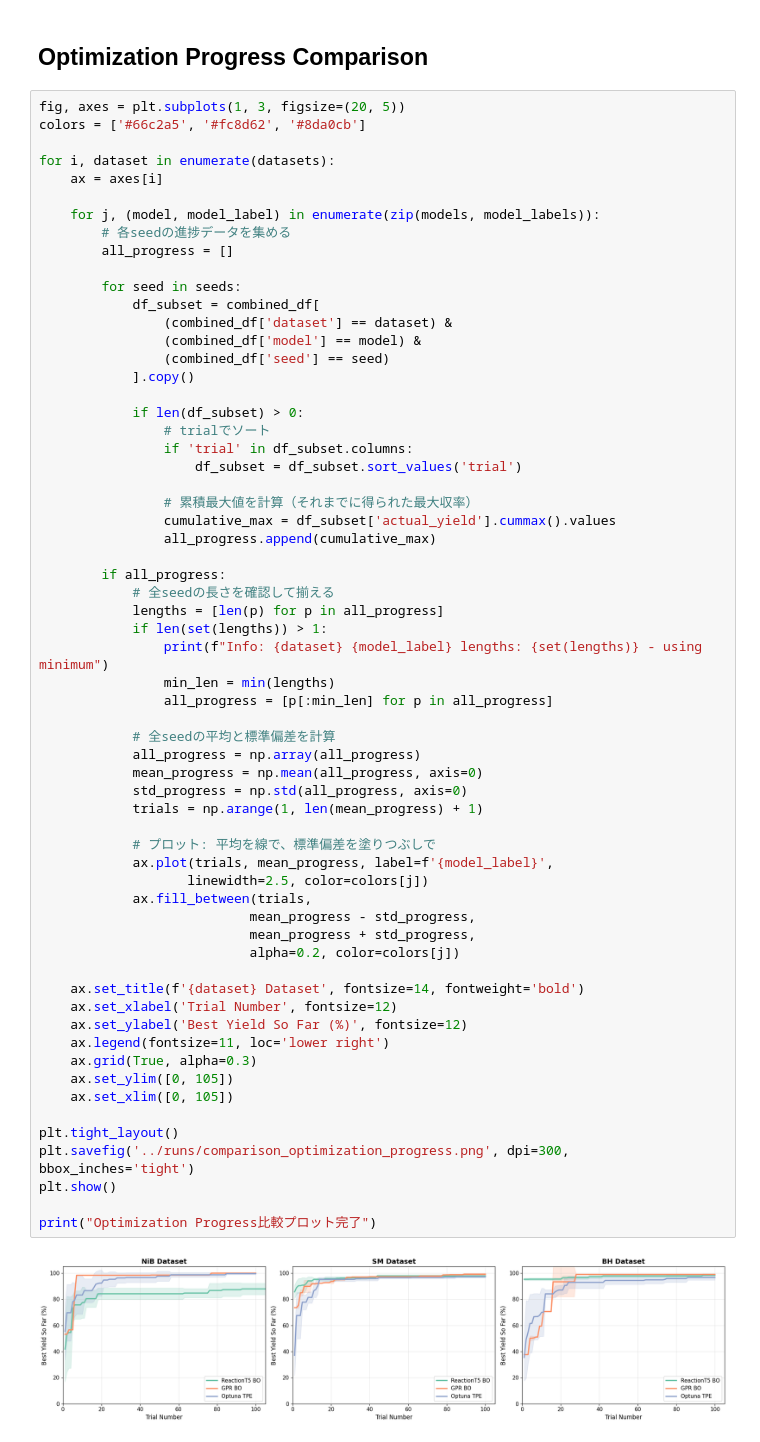
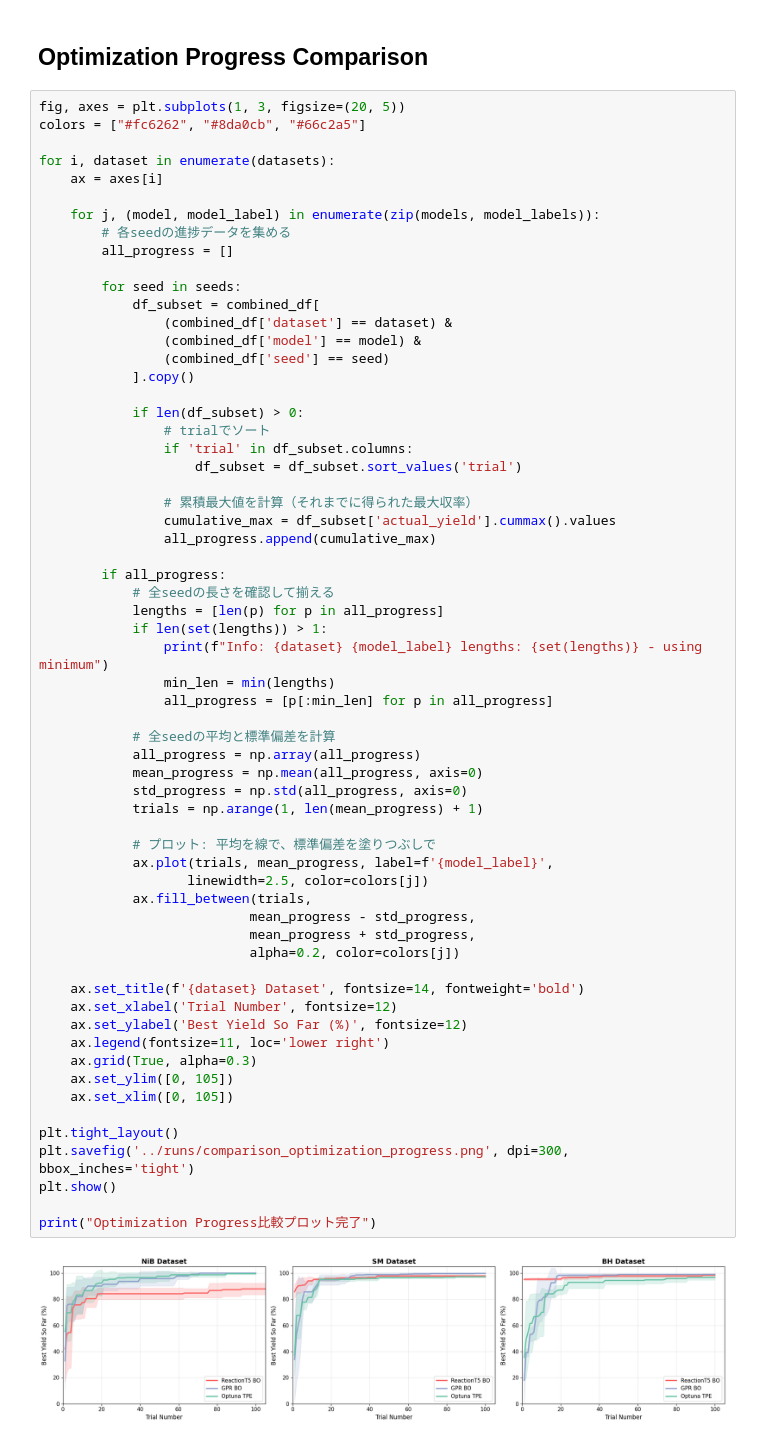
Before and after one commit to kazumasa-okamoto/ReactionT5-bo-yield, a Jupyter notebook: notebooks/compare_all_results.ipynb, the cells around one changed output. Cells and saved outputs as stored; diff of their text form.

```diff
--- a/notebooks/compare_all_results.ipynb
+++ b/notebooks/compare_all_results.ipynb
@@ -173,7 +189,7 @@ stats_df.head(10)
 ## Optimization Progress Comparison
 # %%
 fig, axes = plt.subplots(1, 3, figsize=(20, 5))
-colors = ['#66c2a5', '#fc8d62', '#8da0cb']
+colors = ["#fc6262", "#8da0cb", "#66c2a5"]
 
 for i, dataset in enumerate(datasets):
     ax = axes[i]
@@ -207,32 +223,32 @@ for i, dataset in enumerate(datasets):
                 all_progress = [p[:min_len] for p in all_progress]
 
             # 全seedの平均と標準偏差を計算
             all_progress = np.array(all_progress)
             mean_progress = np.mean(all_progress, axis=0)
             std_progress = np.std(all_progress, axis=0)
             trials = np.arange(1, len(mean_progress) + 1)
 
             # プロット: 平均を線で、標準偏差を塗りつぶしで
             ax.plot(trials, mean_progress, label=f'{model_label}',
                    linewidth=2.5, color=colors[j])
             ax.fill_between(trials,
                            mean_progress - std_progress,
                            mean_progress + std_progress,
                            alpha=0.2, color=colors[j])
 
     ax.set_title(f'{dataset} Dataset', fontsize=14, fontweight='bold')
     ax.set_xlabel('Trial Number', fontsize=12)
     ax.set_ylabel('Best Yield So Far (%)', fontsize=12)
     ax.legend(fontsize=11, loc='lower right')
     ax.grid(True, alpha=0.3)
     ax.set_ylim([0, 105])
     ax.set_xlim([0, 105])
 
 plt.tight_layout()
 plt.savefig('../runs/comparison_optimization_progress.png', dpi=300, bbox_inches='tight')
 plt.show()
 
 print("Optimization Progress比較プロット完了")
 # %% [output]
-[figure, old version]
+[figure, new version]
 Optimization Progress比較プロット完了
```
Also changed, not shown: parts of 3 cells of this notebook, 12 other files.
